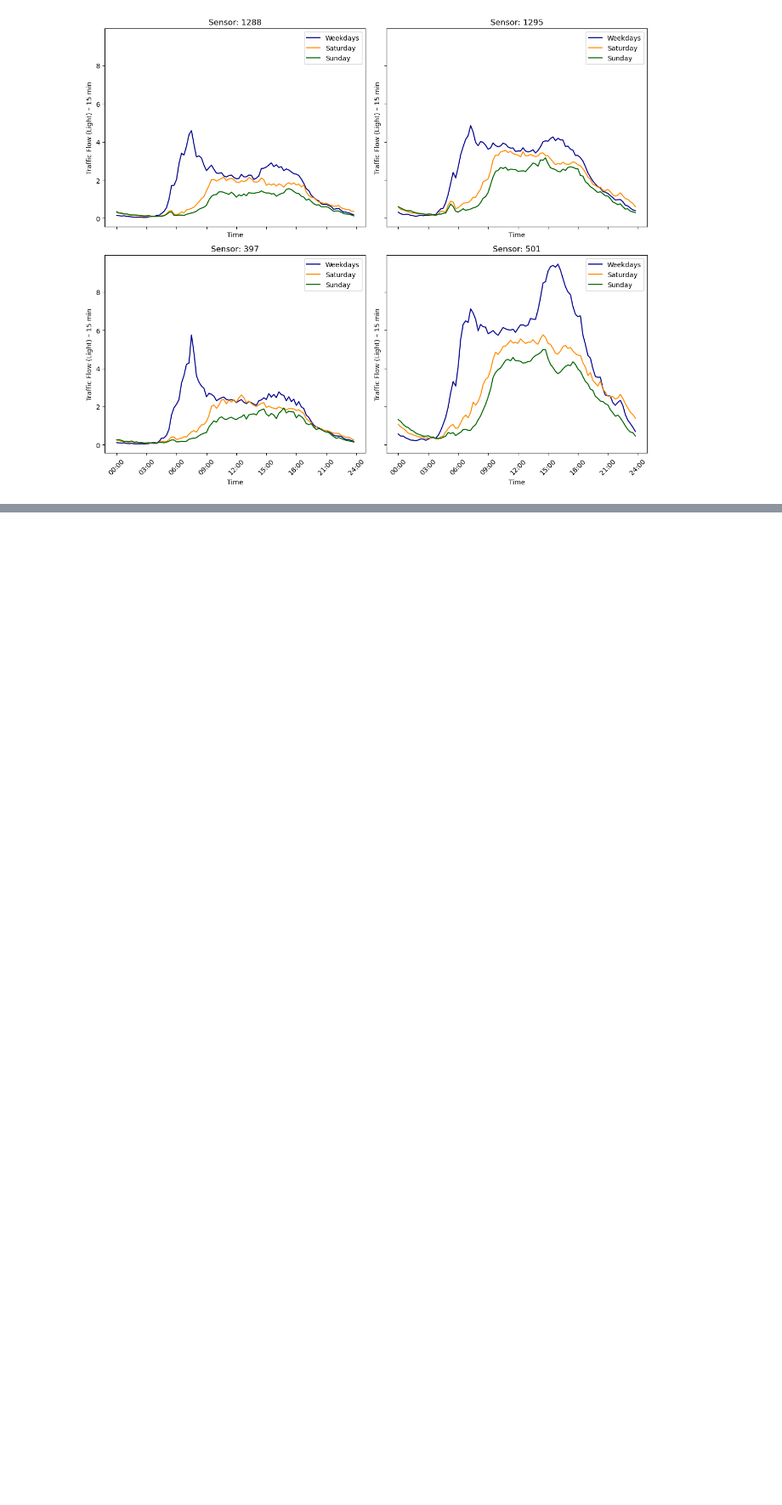
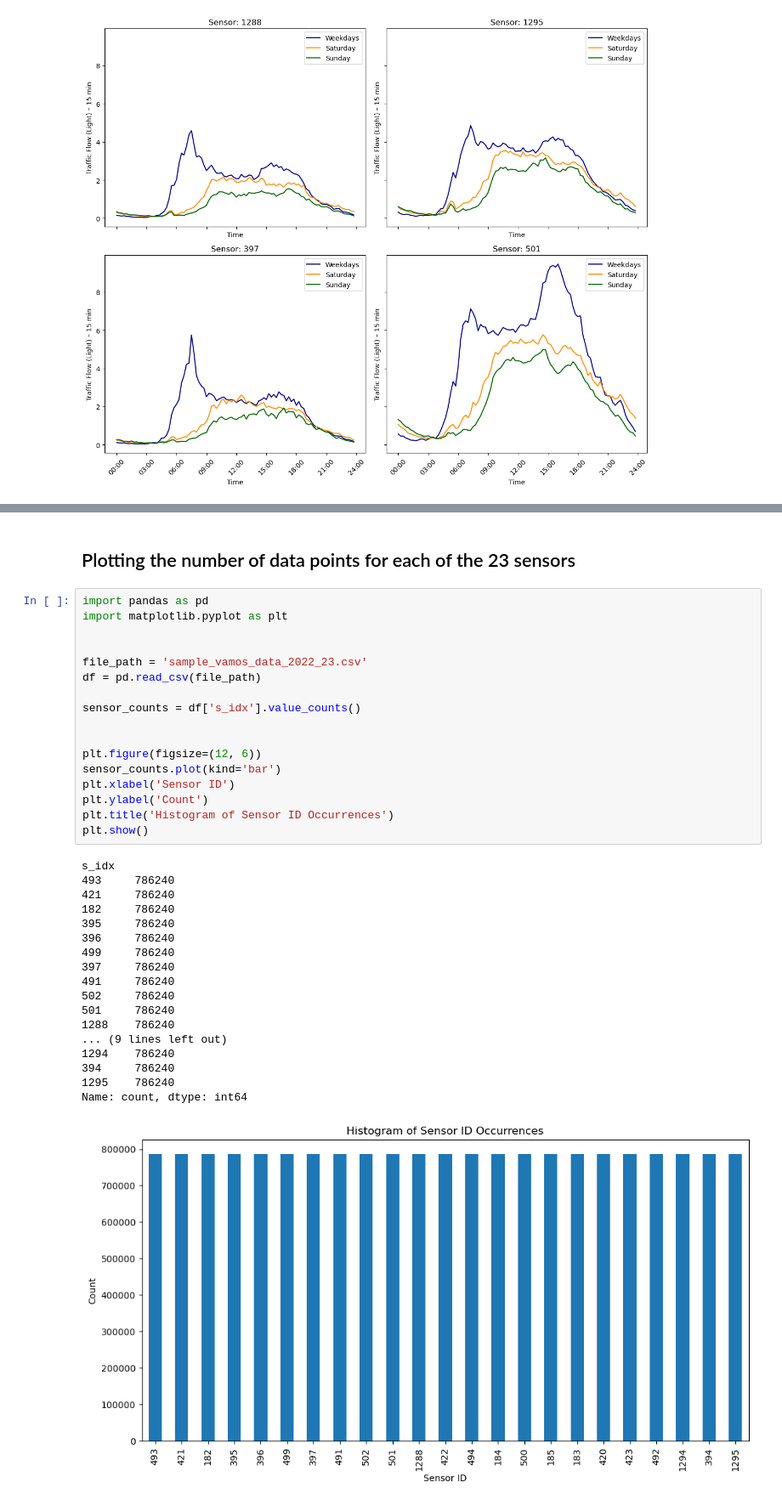
Before and after one commit to malay-gaherwar/traffic_prediction, a Jupyter notebook: scripts/data_visualization/Visualization.ipynb, the cells around one changed output, grey strips where cells are left out. Shown at 85% size. Cells and saved outputs as stored; diff of their text form; blank space fills up the shorter version.

```diff
--- a/scripts/data_visualization/Visualization.ipynb
+++ b/scripts/data_visualization/Visualization.ipynb
@@ -605,0 +801,38 @@ Displaying data as DataFrame:
+# %% [markdown]
+## Plotting the number of data points for each of the 23 sensors
+# %%
+import pandas as pd
+import matplotlib.pyplot as plt
+
+
+file_path = 'sample_vamos_data_2022_23.csv'
+df = pd.read_csv(file_path)
+
+sensor_counts = df['s_idx'].value_counts()
+
+
+plt.figure(figsize=(12, 6))
+sensor_counts.plot(kind='bar')
+plt.xlabel('Sensor ID')
+plt.ylabel('Count')
+plt.title('Histogram of Sensor ID Occurrences')
+plt.show()
+# %% [output]
+s_idx
+493     786240
+421     786240
+182     786240
+395     786240
+396     786240
+499     786240
+397     786240
+491     786240
+502     786240
+501     786240
+1288    786240
+... (9 lines left out)
+1294    786240
+394     786240
+1295    786240
+Name: count, dtype: int64
+[figure, added]
```
Also changed, not shown: parts of 21 cells of this notebook, 1 other file.
